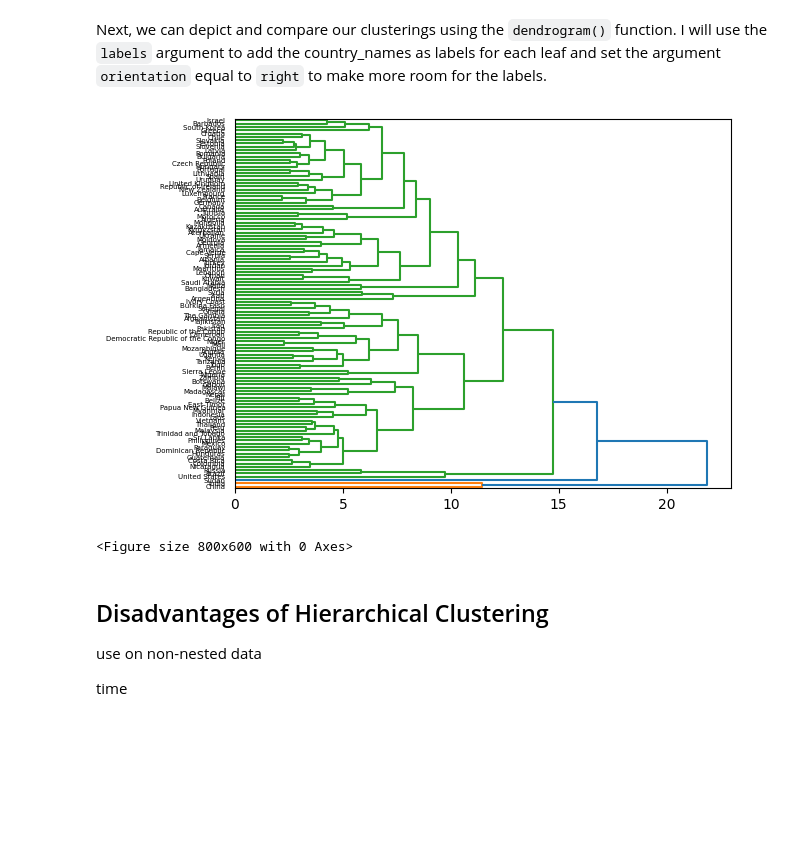
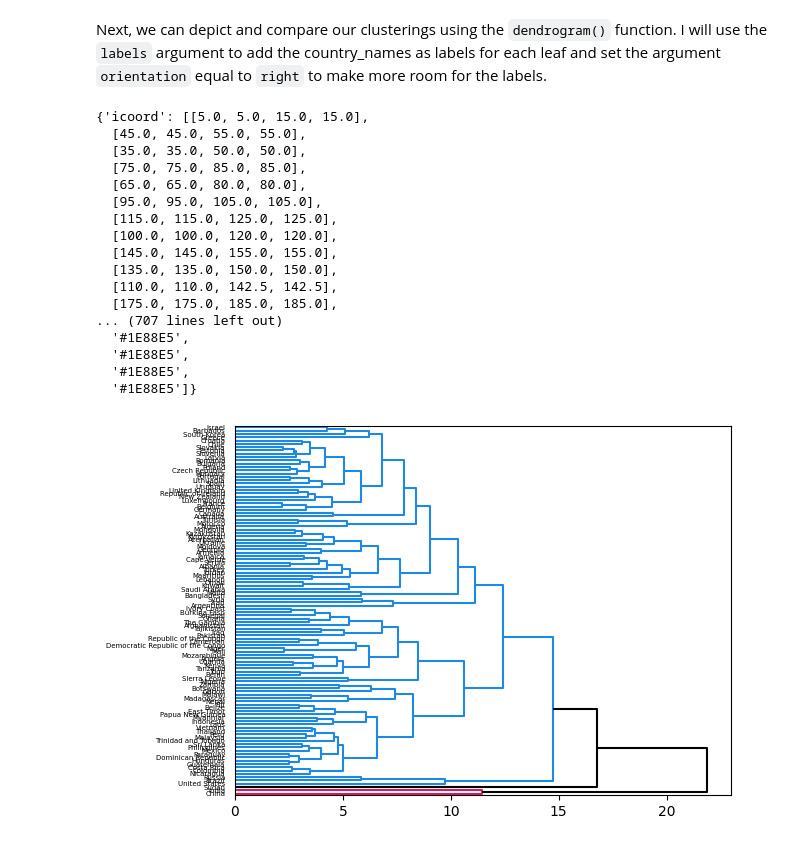
Before and after one commit to uchicago-dsi/textbook-datascience-1, a Jupyter notebook: textbook/26/4/hierarchical_example.ipynb, the cells around one changed output. Drawn from its saved outputs; the diff is of its cells as text; code cells hidden in the pictures; blank space fills up the shorter version.

```diff
--- a/textbook/26/4/hierarchical_example.ipynb
+++ b/textbook/26/4/hierarchical_example.ipynb
@@ -157,19 +196,23 @@ Z_avg = linkage(countries_proc, method='average')
 # %% [markdown]
 Next, we can depict and compare our clusterings using the `dendrogram()` function. I will use the `labels` argument to add the country_names as labels for each leaf and set the argument `orientation` equal to `right` to make more room for the labels.
 # %%
-my_tree_comp = dendrogram(Z_comp, labels=country_names.values, orientation='right', above_threshold_color='k')
-my_tree_avg = dendrogram(Z_avg, labels=country_names.values, orientation='right', above_threshold_color='k')
+dendrogram(Z_comp, labels=country_names.values, orientation='right', above_threshold_color='k');
+# %% [output]
+{'icoord': [[5.0, 5.0, 15.0, 15.0],
+  [45.0, 45.0, 55.0, 55.0],
+  [35.0, 35.0, 50.0, 50.0],
+  [75.0, 75.0, 85.0, 85.0],
+  [65.0, 65.0, 80.0, 80.0],
+  [95.0, 95.0, 105.0, 105.0],
+  [115.0, 115.0, 125.0, 125.0],
+  [100.0, 100.0, 120.0, 120.0],
+  [145.0, 145.0, 155.0, 155.0],
+  [135.0, 135.0, 150.0, 150.0],
+  [110.0, 110.0, 142.5, 142.5],
+  [175.0, 175.0, 185.0, 185.0],
+... (707 lines left out)
+  '#1E88E5',
+  '#1E88E5',
+  '#1E88E5',
+  '#1E88E5']}
+[figure, added]
-# %%
-
-plt.figure(figsize=(8, 6))
-my_tree
-plt.show();
-# %% [output]
-[figure, removed]
-<Figure size 800x600 with 0 Axes>
-# %% [markdown]
-## Disadvantages of Hierarchical Clustering
-
-use on non-nested data
-
-time
```
Also changed, not shown: parts of 13 cells of this notebook, 1 other file.
